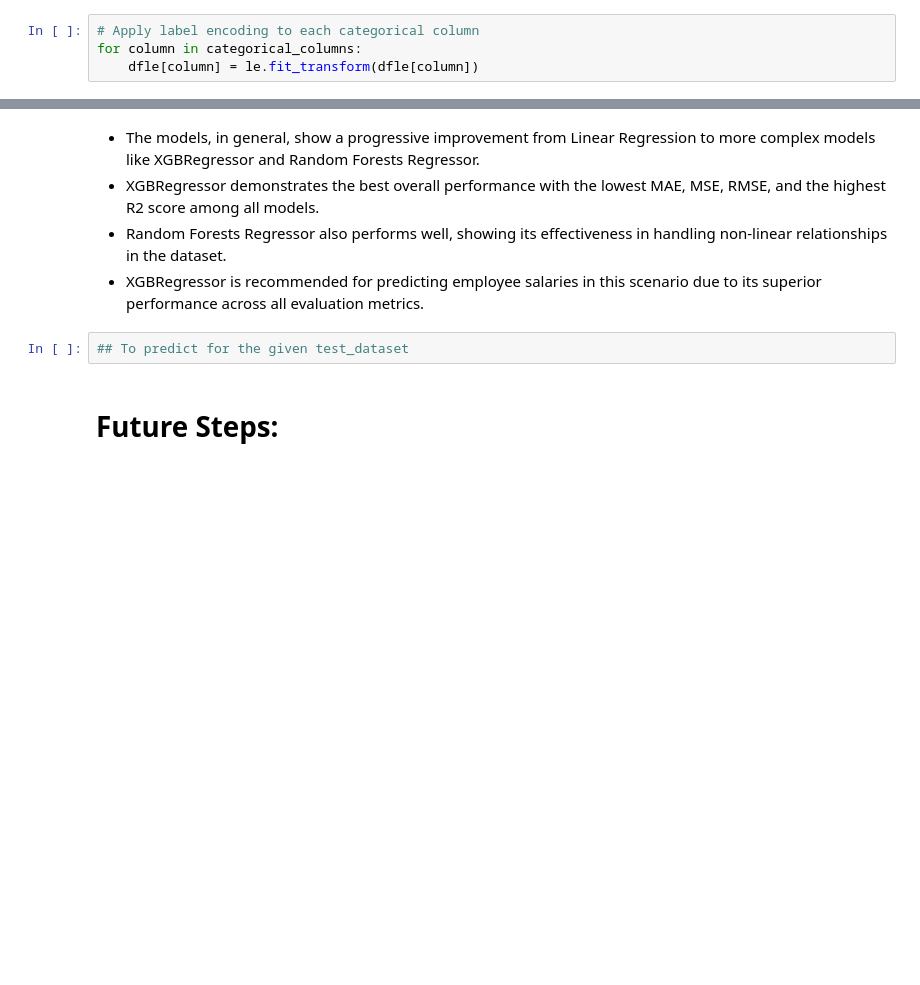
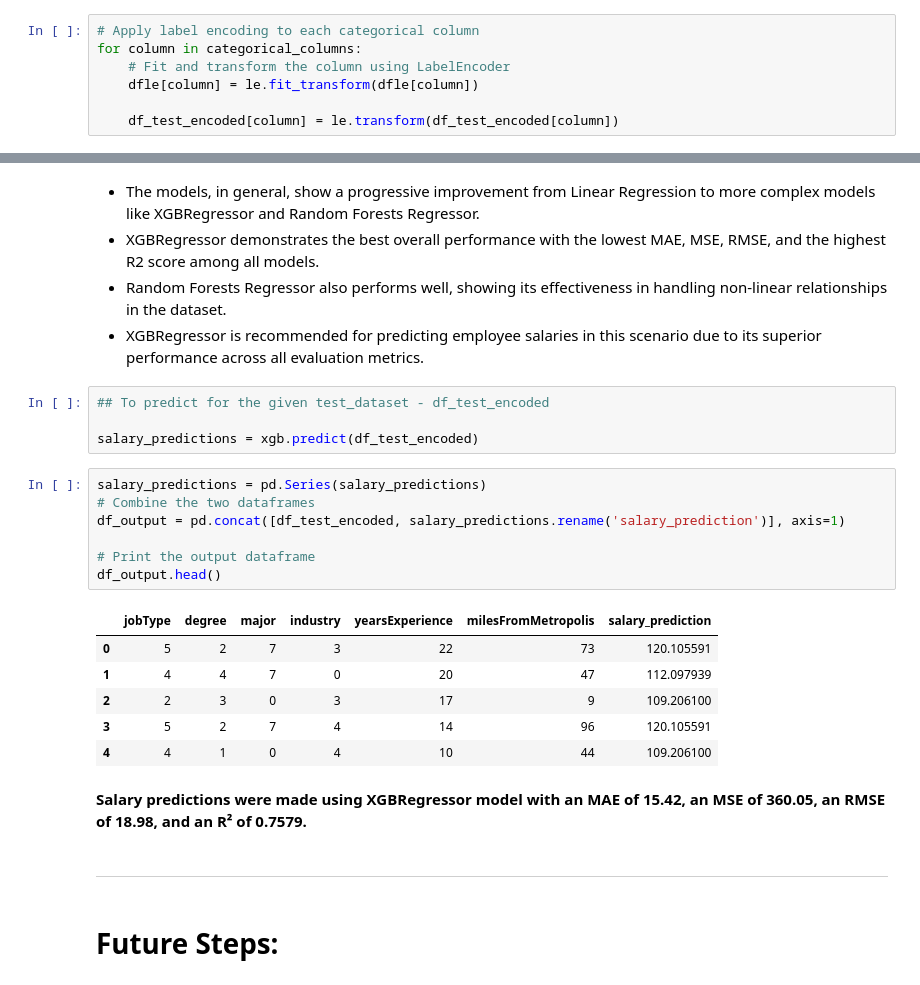
Before and after one commit to Kiran0R0Patil/ai-robotics-employee-salary-insights-and-predictions, a Jupyter notebook: employee-salary-insights-and-predictions.ipynb, the cells around one changed output, grey strips where cells are left out. Drawn from its saved outputs; the diff is of its cells as text; blank space fills up the shorter version.

Commit message:
Salary predictions were made using a model with R² of 0.7579.

```diff
--- a/employee-salary-insights-and-predictions.ipynb
+++ b/employee-salary-insights-and-predictions.ipynb
@@ -1033,4 +1020,7 @@ encoding_info_list = []
 # %%
 # Apply label encoding to each categorical column
 for column in categorical_columns:
+    # Fit and transform the column using LabelEncoder
     dfle[column] = le.fit_transform(dfle[column])
+
+    df_test_encoded[column] = le.transform(df_test_encoded[column])
@@ -1384,7 +1368,27 @@ ___
 - Random Forests Regressor also performs well, showing its effectiveness in handling non-linear relationships in the dataset.
 - XGBRegressor is recommended for predicting employee salaries in this scenario due to its superior performance across all evaluation metrics.
 # %%
-## To predict for the given test_dataset
+## To predict for the given test_dataset - df_test_encoded
+
+salary_predictions = xgb.predict(df_test_encoded)
+# %%
+salary_predictions = pd.Series(salary_predictions)
+# Combine the two dataframes
+df_output = pd.concat([df_test_encoded, salary_predictions.rename('salary_prediction')], axis=1)
+
+# Print the output dataframe
+df_output.head()
+# %% [output]
+|  | jobType | degree | major | industry | yearsExperience | milesFromMetropolis | salary_prediction |
+| 0 | 5 | 2 | 7 | 3 | 22 | 73 | 120.105591 |
+| 1 | 4 | 4 | 7 | 0 | 20 | 47 | 112.097939 |
+| 2 | 2 | 3 | 0 | 3 | 17 | 9 | 109.206100 |
+| 3 | 5 | 2 | 7 | 4 | 14 | 96 | 120.105591 |
+| 4 | 4 | 1 | 0 | 4 | 10 | 44 | 109.206100 |
+# %% [markdown]
+**Salary predictions were made using XGBRegressor model with an MAE of 15.42, an MSE of 360.05, an RMSE of 18.98, and an R² of 0.7579.**
+# %% [markdown]
+___
 # %% [markdown]
 # **Future Steps:**
 # %% [markdown]
```
Also changed, not shown: parts of 16 cells of this notebook.
